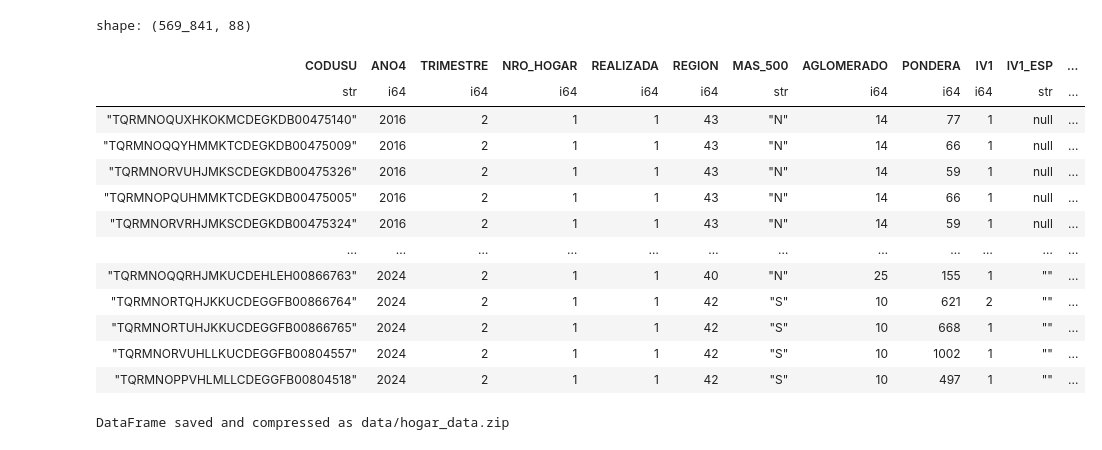
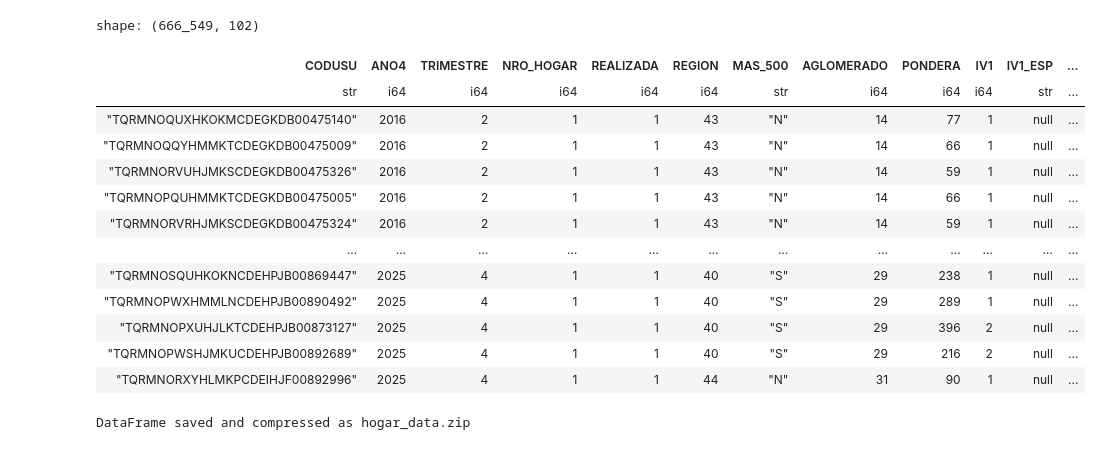
Before and after one commit to jpoletti/eph-database, a Jupyter notebook: update-data.ipynb, the cells around one changed output. Drawn from its saved outputs; the diff is of its cells as text; code cells hidden in the pictures.

```diff
--- a/update-data.ipynb
+++ b/update-data.ipynb
@@ -24,5 +26,10 @@ valid_urls
+# %%
+release_zip_files = download_release_zips()
+# %%
+(hogar_release, ind_release) = extract_release_zip_to_memory(release_zip_files)
+del release_zip_files
 # %%
 new_zip_files = download_new_zips_to_memory(valid_urls)
 # %%
-hogar_txt_files, ind_txt_files = extract_new_zips_to_memory(new_zip_files)
-del(new_zip_files)
+new_hogar, new_ind = extract_new_zips_to_memory(new_zip_files)
+del new_zip_files
@@ -31,29 +36,26 @@ old_hogar_csv = extract_old_zips_to_memory('hogar')
-# %%
-hogar = read_text_and_merge(old_hogar_csv, hogar_txt_files)
-hogar
-# %% [output]
-shape: (569_841, 88)
-| CODUSU | ANO4 | TRIMESTRE | NRO_HOGAR | REALIZADA | REGION | MAS_500 | AGLOMERADO | PONDERA | IV1 | IV1_ESP | ... |
-| str | i64 | i64 | i64 | i64 | i64 | str | i64 | i64 | i64 | str | ... |
-| "TQRMNOQUXHKOKMCDEGKDB00475140" | 2016 | 2 | 1 | 1 | 43 | "N" | 14 | 77 | 1 | null | ... |
-| "TQRMNOQQYHMMKTCDEGKDB00475009" | 2016 | 2 | 1 | 1 | 43 | "N" | 14 | 66 | 1 | null | ... |
-| "TQRMNORVUHJMKSCDEGKDB00475326" | 2016 | 2 | 1 | 1 | 43 | "N" | 14 | 59 | 1 | null | ... |
-| "TQRMNOPQUHMMKTCDEGKDB00475005" | 2016 | 2 | 1 | 1 | 43 | "N" | 14 | 66 | 1 | null | ... |
-| "TQRMNORVRHJMKSCDEGKDB00475324" | 2016 | 2 | 1 | 1 | 43 | "N" | 14 | 59 | 1 | null | ... |
-| … | … | … | … | … | … | … | … | … | … | … | ... |
-| "TQRMNOQQRHJMKUCDEHLEH00866763" | 2024 | 2 | 1 | 1 | 40 | "N" | 25 | 155 | 1 | "" | ... |
-| "TQRMNORTQHJKKUCDEGGFB00866764" | 2024 | 2 | 1 | 1 | 42 | "S" | 10 | 621 | 2 | "" | ... |
-| "TQRMNORTUHJKKUCDEGGFB00866765" | 2024 | 2 | 1 | 1 | 42 | "S" | 10 | 668 | 1 | "" | ... |
-| "TQRMNORVUHLLKUCDEGGFB00804557" | 2024 | 2 | 1 | 1 | 42 | "S" | 10 | 1002 | 1 | "" | ... |
-| "TQRMNOPPVHLMLLCDEGGFB00804518" | 2024 | 2 | 1 | 1 | 42 | "S" | 10 | 497 | 1 | "" | ... |
+# %%
+hogar = read_text_and_merge(hogar_release, new_hogar)
+del hogar_release
+del new_hogar
+
+hogar
+# %% [output]
+shape: (666_549, 102)
+| CODUSU | ANO4 | TRIMESTRE | NRO_HOGAR | REALIZADA | REGION | MAS_500 | AGLOMERADO | PONDERA | IV1 | IV1_ESP | ... |
+| str | i64 | i64 | i64 | i64 | i64 | str | i64 | i64 | i64 | str | ... |
+| "TQRMNOQUXHKOKMCDEGKDB00475140" | 2016 | 2 | 1 | 1 | 43 | "N" | 14 | 77 | 1 | null | ... |
+| "TQRMNOQQYHMMKTCDEGKDB00475009" | 2016 | 2 | 1 | 1 | 43 | "N" | 14 | 66 | 1 | null | ... |
+| "TQRMNORVUHJMKSCDEGKDB00475326" | 2016 | 2 | 1 | 1 | 43 | "N" | 14 | 59 | 1 | null | ... |
+| "TQRMNOPQUHMMKTCDEGKDB00475005" | 2016 | 2 | 1 | 1 | 43 | "N" | 14 | 66 | 1 | null | ... |
+| "TQRMNORVRHJMKSCDEGKDB00475324" | 2016 | 2 | 1 | 1 | 43 | "N" | 14 | 59 | 1 | null | ... |
+| … | … | … | … | … | … | … | … | … | … | … | ... |
+| "TQRMNOSQUHKOKNCDEHPJB00869447" | 2025 | 4 | 1 | 1 | 40 | "S" | 29 | 238 | 1 | null | ... |
+| "TQRMNOPWXHMMLNCDEHPJB00890492" | 2025 | 4 | 1 | 1 | 40 | "S" | 29 | 289 | 1 | null | ... |
+| "TQRMNOPXUHJLKTCDEHPJB00873127" | 2025 | 4 | 1 | 1 | 40 | "S" | 29 | 396 | 2 | null | ... |
+| "TQRMNOPWSHJMKUCDEHPJB00892689" | 2025 | 4 | 1 | 1 | 40 | "S" | 29 | 216 | 2 | null | ... |
+| "TQRMNORXYHLMKPCDEIHJF00892996" | 2025 | 4 | 1 | 1 | 44 | "N" | 31 | 90 | 1 | null | ... |
 # %%
-zip_file_path = "data/hogar_data.zip"
-csv_file_name = "hogar_data.csv"
-
-save_dataframe_as_zip(hogar, zip_file_path, csv_file_name)
-
-del(hogar)
-del(old_hogar_csv)
-del(hogar_txt_files)
+save_dataframe_as_zip(hogar, 'hogar_data.zip', 'hogar_data.csv')
+del hogar
 # %% [output]
-DataFrame saved and compressed as data/hogar_data.zip
+DataFrame saved and compressed as hogar_data.zip
```
Also changed, not shown: parts of 9 cells of this notebook, 7 other files.
